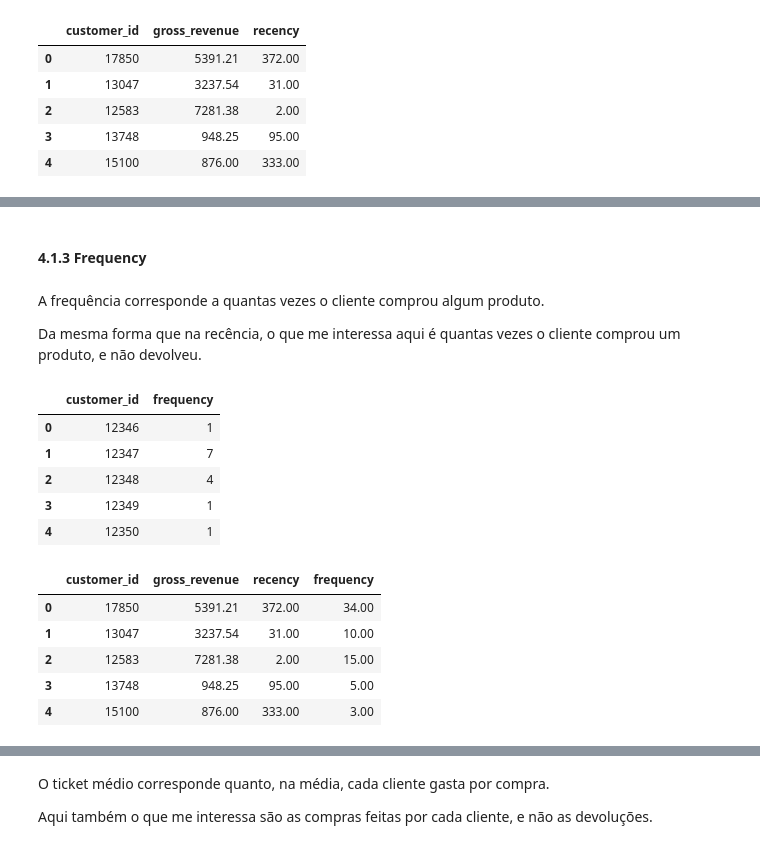
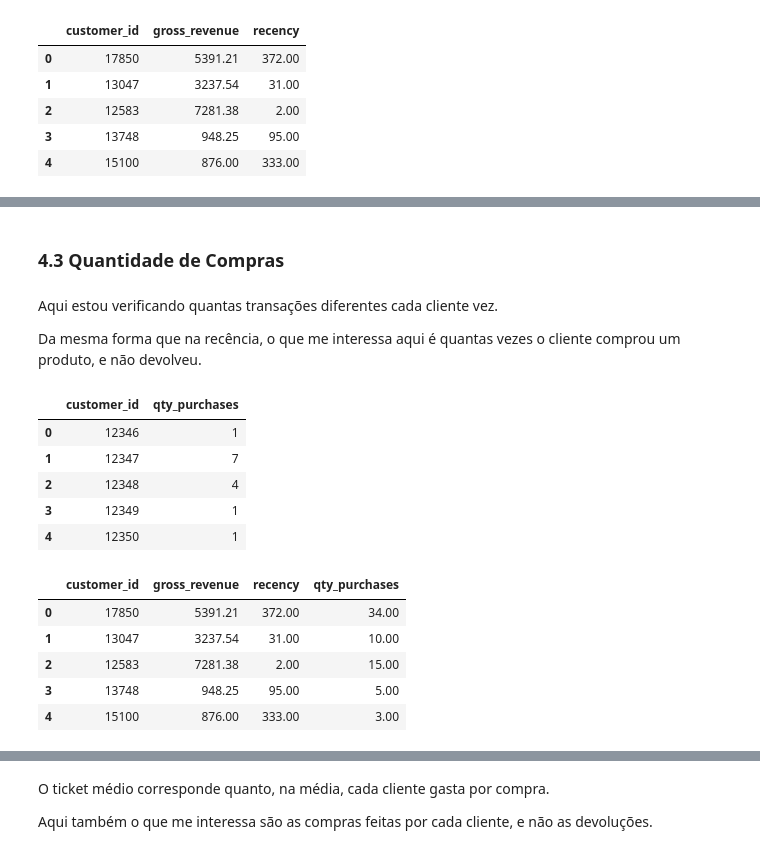
Before and after one commit to doegemon/PA004_high_value_customers_identification, a Jupyter notebook: notebooks/insiders_club.ipynb, the cells around one changed output, grey strips where cells are left out. Saved outputs shown, nothing was run; the diff lists cells and outputs as text; code cells hidden in the pictures.

```diff
--- a/notebooks/insiders_club.ipynb
+++ b/notebooks/insiders_club.ipynb
@@ -130,4 +130,0 @@ dtype: int64
-# %%
-df1 = df1.dropna(subset=['description', 'customer_id'])
-print('Porcentagem de dados removidos: {:.2f}%'.format((1-(df1.shape[0] / df_raw.shape[0])) * 100))
-print(f'Número de registros restantes: {df1.shape[0]}')
@@ -136,0 +135,6 @@ Número de registros restantes: 406829
+# %%
+df_missing = df1.loc[df1['customer_id'].isna(), :]
+df_not_missing = df1.loc[~df1['customer_id'].isna(), :]
+
+print(f'Quantidade de registros do dataframe com valores nulos: {df_missing.shape[0]}')
+print(f'Quantidade de registros do dataframe sem valores nulos: {df_not_missing.shape[0]}')
@@ -136,0 +158,4 @@ Número de registros restantes: 406829
+# %%
+df_aux = pd.DataFrame(df_missing['invoice_no'].drop_duplicates())
+df_aux['customer_id'] = np.arange(19000, 19000 + len(df_aux), 1)
+df_aux.head()
@@ -136,0 +171,8 @@ Número de registros restantes: 406829
+# %%
+df1 = pd.merge(df1, df_aux, on='invoice_no', how='left')
+
+df1['customer_id'] = df1['customer_id_x'].combine_first(df1['customer_id_y'])
+
+df1 = df1.drop(columns=['customer_id_x', 'customer_id_y'], axis=1)
+
+df1.head()
@@ -439,25 +491,25 @@ recency          26
 dtype: int64
 # %% [markdown]
-#### 4.1.3 Frequency
+### 4.3 Quantidade de Compras
 # %% [markdown]
-A frequência corresponde a quantas vezes o cliente comprou algum produto.
+Aqui estou verificando quantas transações diferentes cada cliente vez.
 
 Da mesma forma que na recência, o que me interessa aqui é quantas vezes o cliente comprou um produto, e não devolveu.
 # %%
-df_frequency = df_purchases[['customer_id', 'invoice_no']].drop_duplicates().groupby('customer_id').count().reset_index().rename(columns= {'invoice_no': 'frequency'})
-df_frequency.head()
+df_qty_purchases = df_purchases[['customer_id', 'invoice_no']].drop_duplicates().groupby('customer_id').count().reset_index().rename(columns= {'invoice_no': 'qty_purchases'})
+df_qty_purchases.head()
 # %% [output]
-|  | customer_id | frequency |
+|  | customer_id | qty_purchases |
 | 0 | 12346 | 1 |
 | 1 | 12347 | 7 |
 | 2 | 12348 | 4 |
 | 3 | 12349 | 1 |
 | 4 | 12350 | 1 |
 # %%
-df_ref = pd.merge(df_ref, df_frequency, on='customer_id', how='left')
+df_ref = pd.merge(df_ref, df_qty_purchases, on='customer_id', how='left')
 df_ref.head()
 # %% [output]
-|  | customer_id | gross_revenue | recency | frequency |
+|  | customer_id | gross_revenue | recency | qty_purchases |
 | 0 | 17850 | 5391.21 | 372.00 | 34.00 |
 | 1 | 13047 | 3237.54 | 31.00 | 10.00 |
 | 2 | 12583 | 7281.38 | 2.00 | 15.00 |
```
Also changed, not shown: parts of 46 cells of this notebook.
